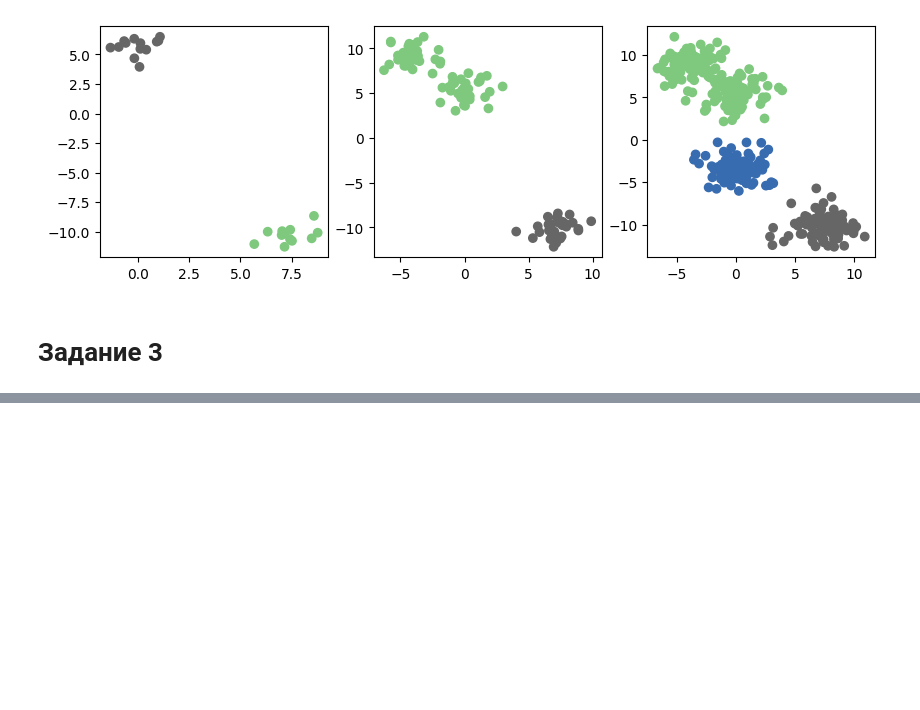
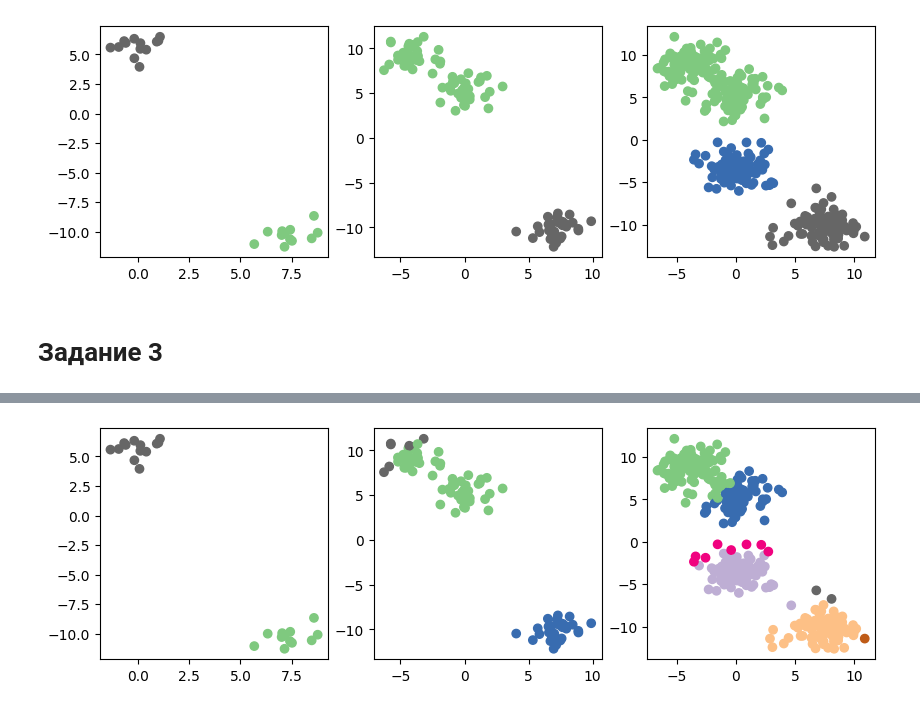
Before and after one commit to Flawed1/machine_learning_practice, a Jupyter notebook: labs/task6/task6.ipynb, the cells around one changed output, grey strips where cells are left out. Saved outputs shown, nothing was run; the diff lists cells and outputs as text; code cells hidden in the pictures; blank space fills up the shorter version.

```diff
--- a/labs/task6/task6.ipynb
+++ b/labs/task6/task6.ipynb
@@ -225,0 +271,11 @@ for data, prediction, model, axis in zip(blobs_list, predictions, models, figure
+# %%
+predictions: list[NDArray] = list()
+for i, data in enumerate(blobs_list, start=1):
+    prediction = DBScan(5).fit(data[0]).predict()
+    predictions.append(prediction)
+
+figure, _ = plt.subplots(1, 3, figsize=(10, 3))
+for data, prediction, axis in zip(blobs_list, predictions, figure.axes, strict=True):
+    axis.scatter(data[0][:, 0], data[0][:, 1], c=prediction, cmap="Accent")
+# %% [output]
+[figure, added]
```
Also changed, not shown: parts of 4 cells of this notebook.
